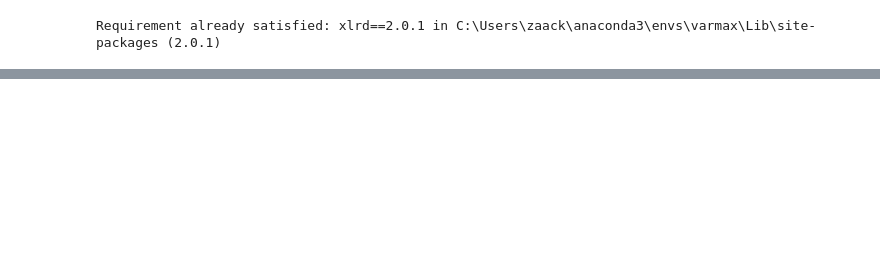
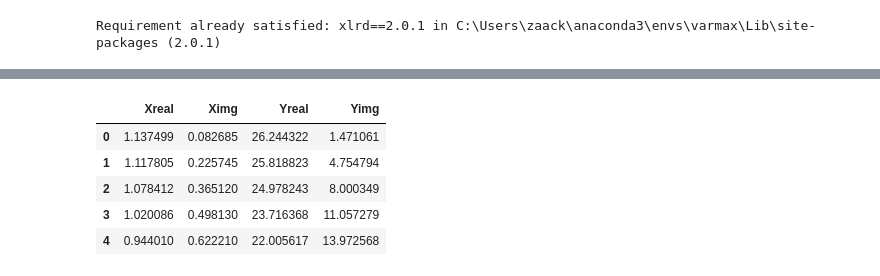
Before and after one commit to IsaacKosloski/varmax-study, a Jupyter notebook: notebooks/Processamento_de_sinais_IQ_e_VARMAX.ipynb, the cells around one changed output, grey strips where cells are left out. Saved outputs shown, nothing was run; the diff lists cells and outputs as text; code cells hidden in the pictures; blank space fills up the shorter version.

```diff
--- a/notebooks/Processamento_de_sinais_IQ_e_VARMAX.ipynb
+++ b/notebooks/Processamento_de_sinais_IQ_e_VARMAX.ipynb
@@ -63,0 +119,24 @@ Requirement already satisfied: xlrd==2.0.1 in C:\Users\zaack\anaconda3\envs\varm
+# %%
+from pathlib import Path                            # Construção de Path
+df_input  = pd.DataFrame()                          # Constrói um novo DataFrame vazio para o sinal IQ de entrada
+df_output = pd.DataFrame()                          # Constrói um novo DataFrame vazio para o sinal IQ de saída
+
+# data.iloc[:,i]:
+#   - iloc = "Integer Location" baseado no index
+#   - [:]  = seleciona TODAS as linhas
+#   - [i]  = seleciona a i-ésima coluna (i-based index)
+df_input["Xreal"]  = data.iloc[:, 0]                 # Extrai a parte real do sinal de entrada X            | Coluna 0 -> I de entrada
+df_input["Ximg"]   = data.iloc[:, 1]                 # Extrai a parte imaginária do sinal de entrada X (Q)  | Coluna 1 -> Q de entrada
+df_output["Yreal"] = data.iloc[:, 2]                 # Extrai a parte real do sinal de saída Y (I)          | Coluna 2 -> I de saída
+df_output["Yimg"]  = data.iloc[:, 3]                 # Extrai a parte imaginária do sinal de saída Y (Q)    | Coluna 3 -> Q de Saída
+
+df_concat = (pd.concat([df_input, df_output], axis=1)
+             .reset_index(drop=True))                # Concatena os dois DataFrames horizontalmente. @axis=1 especifica direção da concatenação (adiciona coluna)
+df_concat.head()                                     # Retorna as 5 primeiras linhas do novo DataFrame
+# %% [output]
+|  | Xreal | Ximg | Yreal | Yimg |
+| 0 | 1.137499 | 0.082685 | 26.244322 | 1.471061 |
+| 1 | 1.117805 | 0.225745 | 25.818823 | 4.754794 |
+| 2 | 1.078412 | 0.365120 | 24.978243 | 8.000349 |
+| 3 | 1.020086 | 0.498130 | 23.716368 | 11.057279 |
+| 4 | 0.944010 | 0.622210 | 22.005617 | 13.972568 |
```
Also changed, not shown: parts of 35 cells of this notebook, 2 other files.
